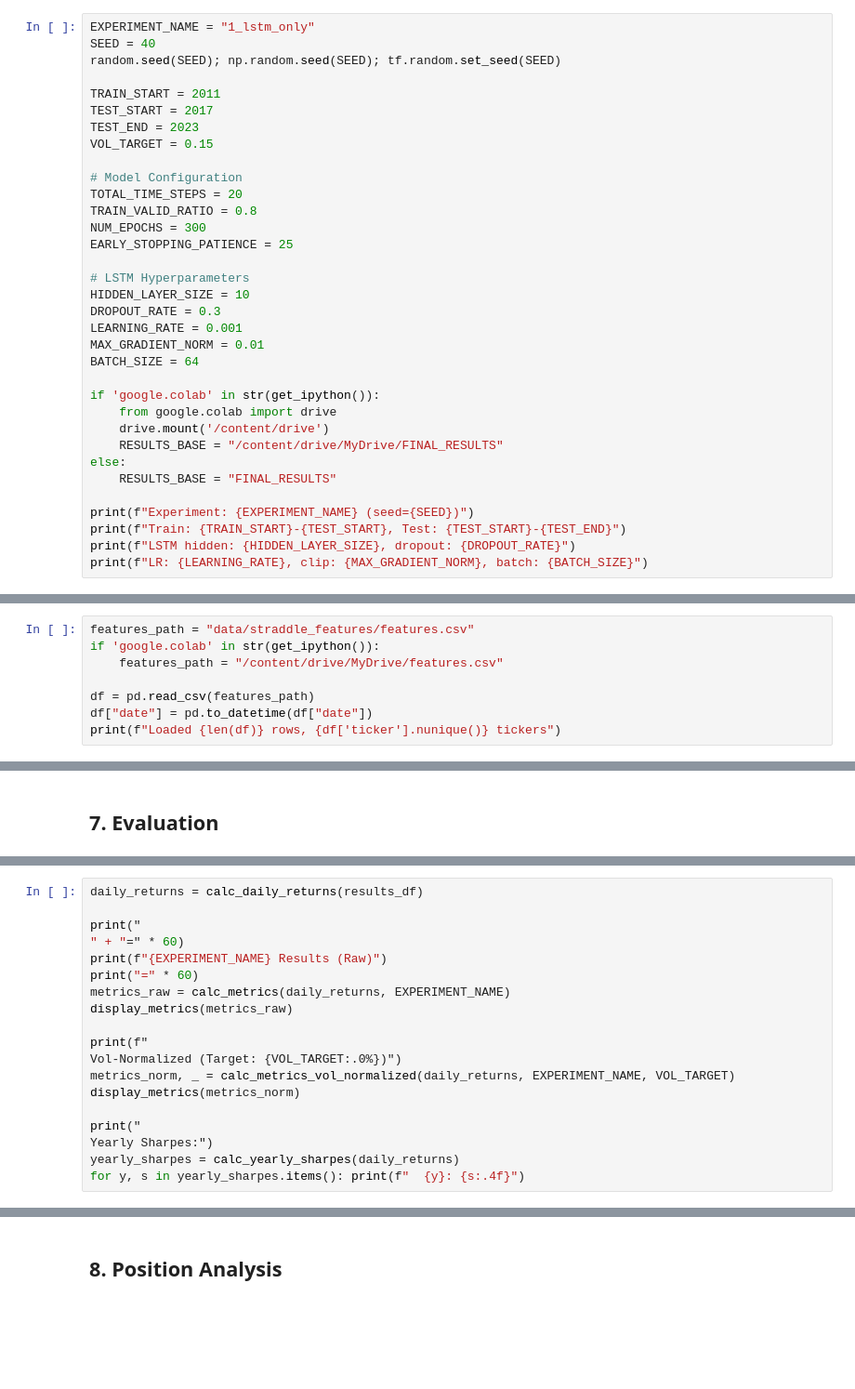
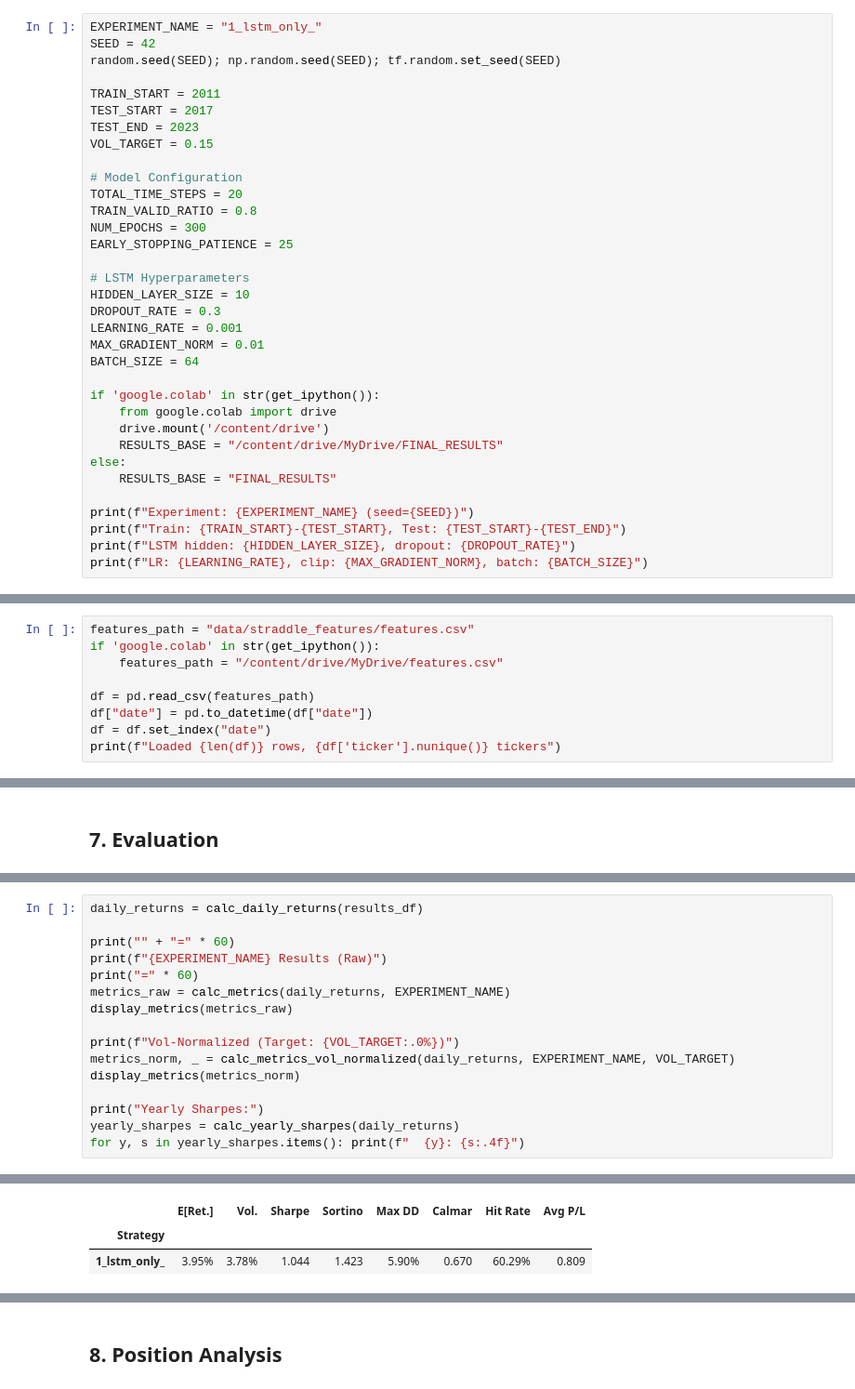
Before and after one commit to adam-909/4yp, a Jupyter notebook: 4YP-main/notebooks/1_lstm_only.ipynb, the cells around one changed output, grey strips where cells are left out. Shown at 93% size. Saved outputs shown, nothing was run; the diff lists cells and outputs as text; blank space fills up the shorter version.

```diff
--- a/4YP-main/notebooks/1_lstm_only.ipynb
+++ b/4YP-main/notebooks/1_lstm_only.ipynb
@@ -37,8 +42,8 @@ print(f"TensorFlow version: {tf.__version__}")
 # %% [markdown]
 ## 2. Configuration
 # %%
-EXPERIMENT_NAME = "1_lstm_only"
-SEED = 40
+EXPERIMENT_NAME = "1_lstm_only_"
+SEED = 42
 random.seed(SEED); np.random.seed(SEED); tf.random.set_seed(SEED)
 
 TRAIN_START = 2011
@@ -130,4 +141,5 @@ if 'google.colab' in str(get_ipython()):
 
 df = pd.read_csv(features_path)
 df["date"] = pd.to_datetime(df["date"])
+df = df.set_index("date")
 print(f"Loaded {len(df)} rows, {df['ticker'].nunique()} tickers")
@@ -249,19 +334,17 @@ results_df.head()
 # %%
 daily_returns = calc_daily_returns(results_df)
 
-print("
-" + "=" * 60)
+print("" + "=" * 60)
 print(f"{EXPERIMENT_NAME} Results (Raw)")
 print("=" * 60)
 metrics_raw = calc_metrics(daily_returns, EXPERIMENT_NAME)
 display_metrics(metrics_raw)
 
-print(f"
-Vol-Normalized (Target: {VOL_TARGET:.0%})")
+print(f"Vol-Normalized (Target: {VOL_TARGET:.0%})")
 metrics_norm, _ = calc_metrics_vol_normalized(daily_returns, EXPERIMENT_NAME, VOL_TARGET)
 display_metrics(metrics_norm)
 
-print("
-Yearly Sharpes:")
+print("Yearly Sharpes:")
 yearly_sharpes = calc_yearly_sharpes(daily_returns)
 for y, s in yearly_sharpes.items(): print(f"  {y}: {s:.4f}")
+# %% [output]
@@ -267,0 +354,3 @@ for y, s in yearly_sharpes.items(): print(f"  {y}: {s:.4f}")
+|  | E[Ret.] | Vol. | Sharpe | Sortino | Max DD | Calmar | Hit Rate | Avg P/L |
+| Strategy |  |  |  |  |  |  |  |  |
+| 1_lstm_only_ | 3.95% | 3.78% | 1.044 | 1.423 | 5.90% | 0.670 | 60.29% | 0.809 |
```
Also changed, not shown: parts of 16 cells of this notebook, 1 other file.
